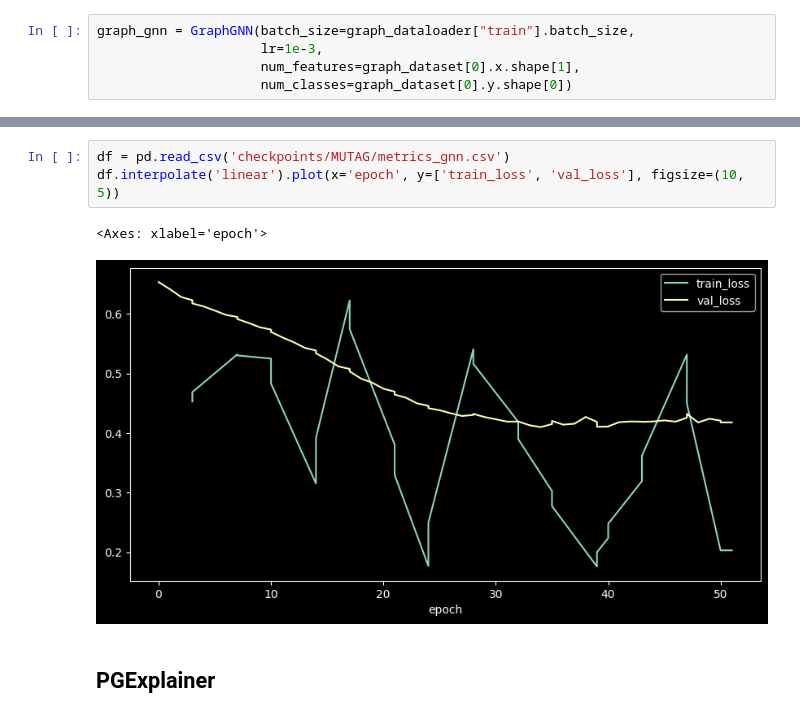
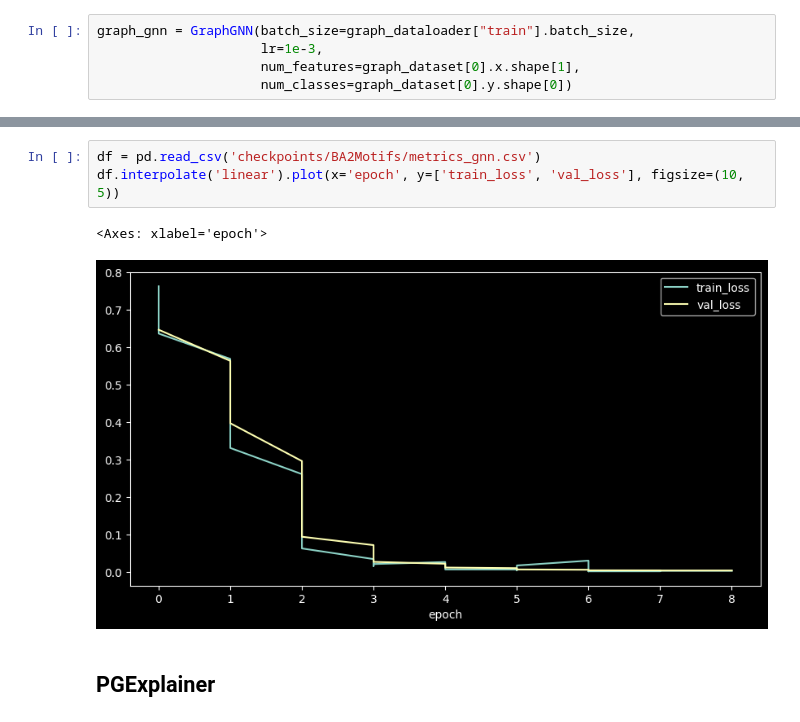
Before and after one commit to 6ninjak/neural-networks-exam, a Jupyter notebook: pgexplainer.ipynb, the cells around one changed output, grey strips where cells are left out. Saved outputs shown, nothing was run; the diff lists cells and outputs as text.

```diff
--- a/pgexplainer.ipynb
+++ b/pgexplainer.ipynb
@@ -330,9 +401,9 @@ LOCAL_RANK: 0 - CUDA_VISIBLE_DEVICES: [0]
 # %%
-df = pd.read_csv('checkpoints/MUTAG/metrics_gnn.csv')
+df = pd.read_csv('checkpoints/BA2Motifs/metrics_gnn.csv')
 df.interpolate('linear').plot(x='epoch', y=['train_loss', 'val_loss'], figsize=(10, 5))
 # %% [output]
 <Axes: xlabel='epoch'>
-[figure, old version]
+[figure, new version]
 # %% [markdown]
 ## PGExplainer
 # %% [markdown]
```
Also changed, not shown: parts of 45 cells of this notebook, 13 other files.
